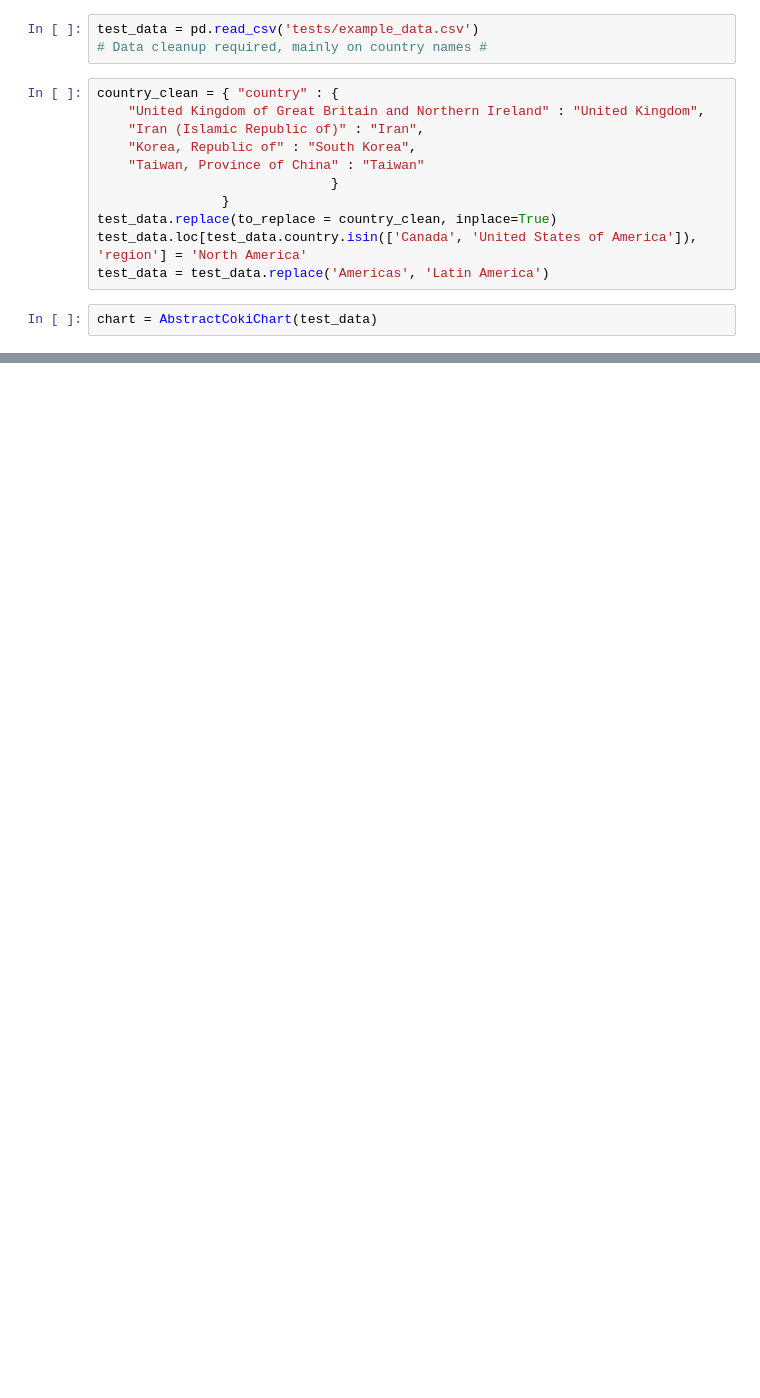
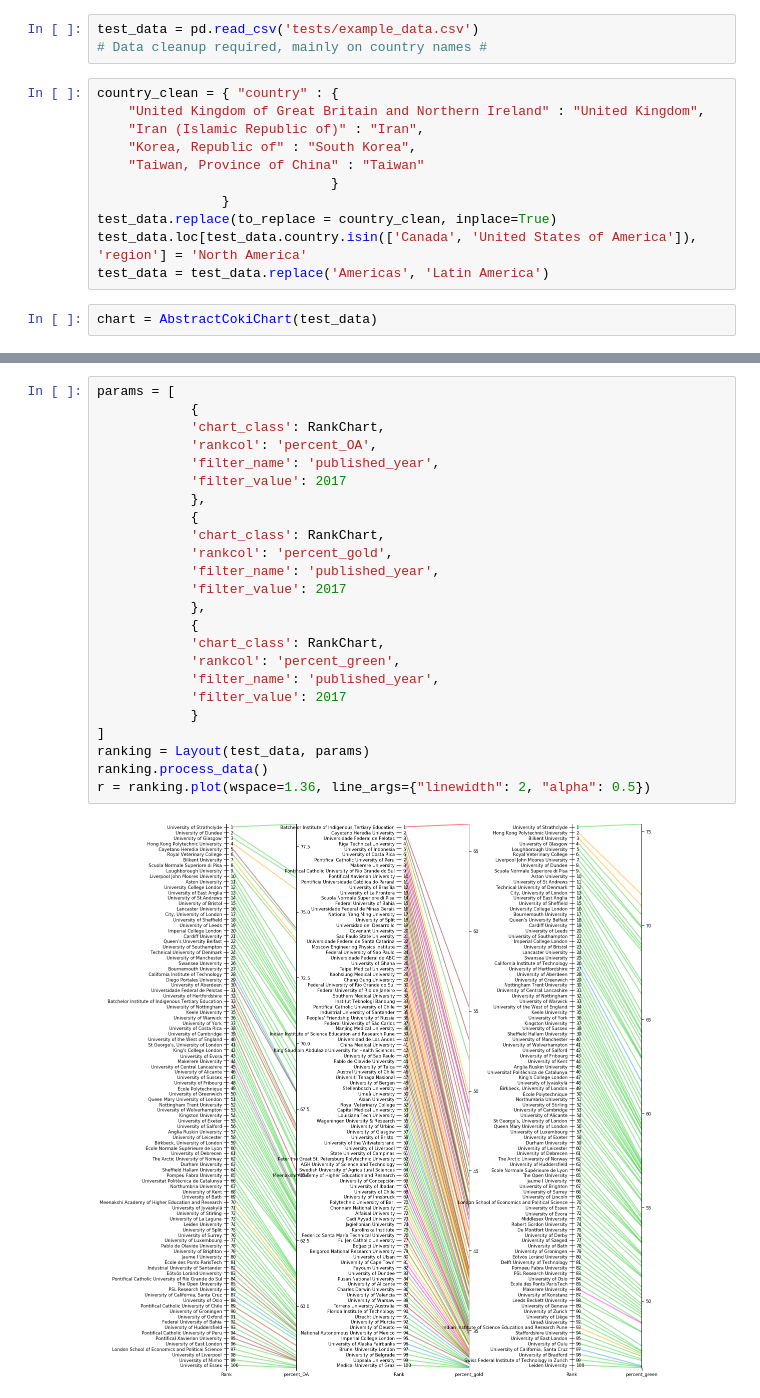
Before and after one commit to The-Academic-Observatory/observatory-platform, a Jupyter notebook: academic_observatory/analysis/Observatory Charts.ipynb, the cells around one changed output, grey strips where cells are left out. Saved outputs shown, nothing was run; the diff lists cells and outputs as text; blank space fills up the shorter version.

```diff
--- a/academic_observatory/analysis/Observatory Charts.ipynb
+++ b/academic_observatory/analysis/Observatory Charts.ipynb
@@ -53,0 +50,26 @@ scatter.df
+# %%
+params = [
+            {
+            'chart_class': RankChart,
+            'rankcol': 'percent_OA',
+            'filter_name': 'published_year',
+            'filter_value': 2017
+            },
+            {
+            'chart_class': RankChart,
+            'rankcol': 'percent_gold',
+            'filter_name': 'published_year',
+            'filter_value': 2017
+            },
+            {
+            'chart_class': RankChart,
+            'rankcol': 'percent_green',
+            'filter_name': 'published_year',
+            'filter_value': 2017
+            }
+]
+ranking = Layout(test_data, params)
+ranking.process_data()
+r = ranking.plot(wspace=1.36, line_args={"linewidth": 2, "alpha": 0.5})
+# %% [output]
+[figure, added]
```
Also changed, not shown: parts of 16 cells of this notebook, 4 other files.
